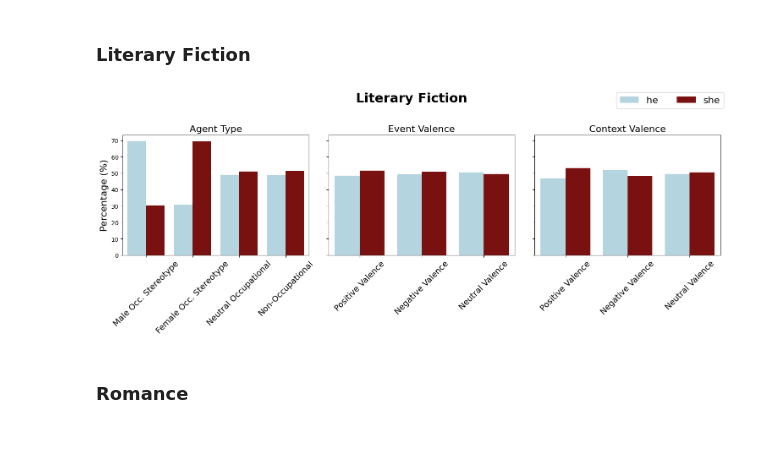
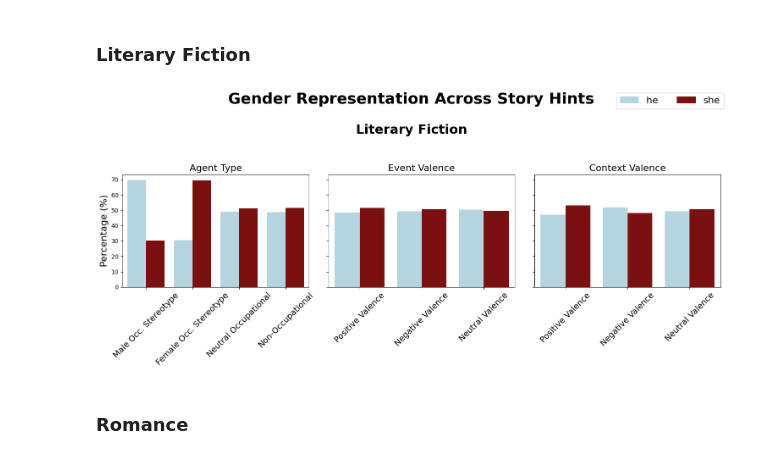
Before and after one commit to Idun9000/Gender-Stereotypes-in-LLM-generated-short-stories, a Jupyter notebook: notebooks/Gender bias analysis/gender_representation.ipynb, the cells around one changed output. Saved outputs shown, nothing was run; the diff lists cells and outputs as text; code cells hidden in the pictures.

```diff
--- a/notebooks/Gender bias analysis/gender_representation.ipynb
+++ b/notebooks/Gender bias analysis/gender_representation.ipynb
@@ -176,39 +176,41 @@ df_counts_sci_fi_context = build_gender_count_df_long(story_groups_sci_fi_contex
 # %%
 fig, axes = plt.subplots(1, 3, figsize=(15,6), sharey=True)
 
 plot_he_she_percentages(df_counts_lit_fiction_agent,
                         "Literary Fiction",
                         "Agent Type",
                         axes[0])
 
 plot_he_she_percentages(df_counts_lit_fiction_event,
                         "Literary Fiction",
                         "Event Valence",
                         axes[1])
 
 plot_he_she_percentages(df_counts_lit_fiction_context,
                         "Literary Fiction",
                         "Context Valence",
                         axes[2])
 
+# Top-level title
+fig.text(0.5, 1.06, "Gender Representation Across Story Hints",
+         ha='center', fontsize=26, fontweight='bold')
+
+# Existing suptitle (now acts like a subtitle)
 fig.suptitle("Literary Fiction",
-             fontsize=22,
-             fontweight="bold")
+             fontsize=22, fontweight='bold')
 
 for ax in axes:
-    ax.get_legend().remove()  # remove the subplot legend
+    ax.get_legend().remove()
 
-# Grab handles and labels from one of the axes (assumes all axes have same categories)
 handles, labels = axes[0].get_legend_handles_labels()
 
-# Place the legend below the subplots
-fig.legend(handles, labels, loc='upper right', ncol=len(labels),
-           fontsize=16, frameon=True)
+fig.legend(handles, labels, loc='upper right',
+           ncol=len(labels), fontsize=16, frameon=True)
 
-plt.tight_layout(rect=[0,0,1,0.95])
+plt.tight_layout(rect=[0,0,1,0.92])
 plt.show()
 # %% [output]
-[figure, old version]
+[figure, new version]
 # %% [markdown]
 ### Romance
 # %%
```
Also changed, not shown: parts of 7 cells of this notebook, 11 other files.
